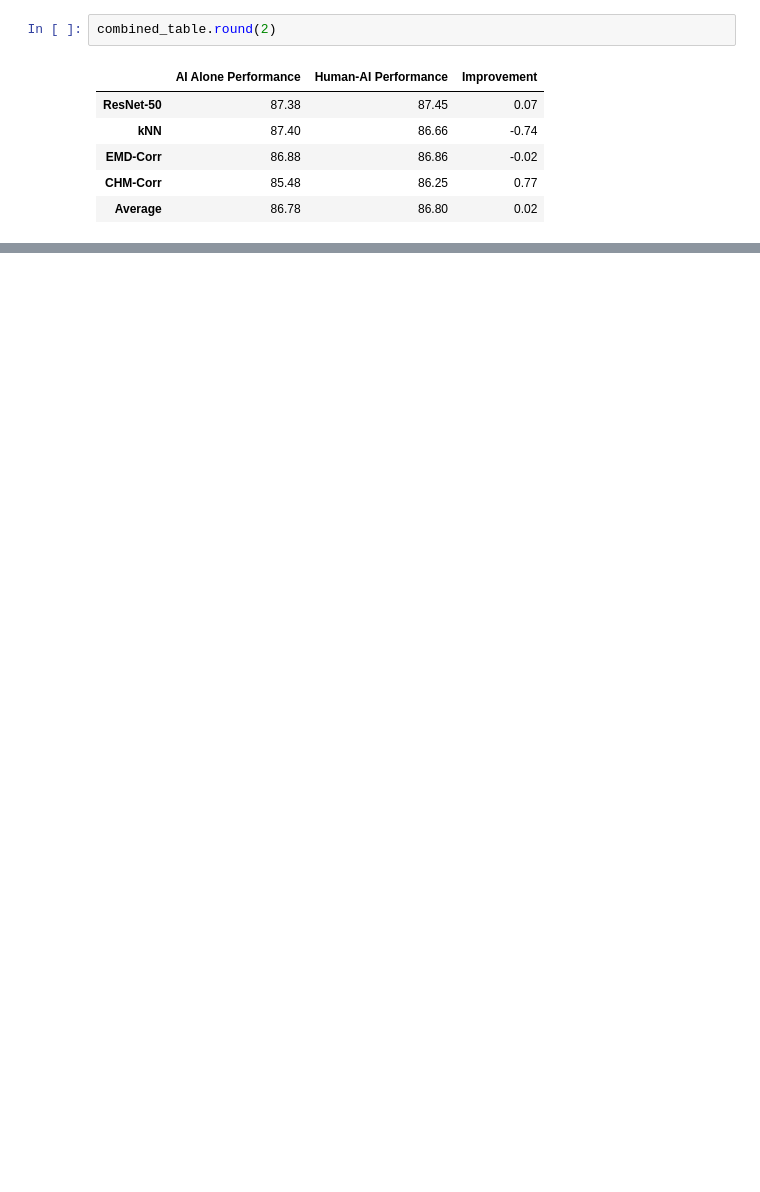
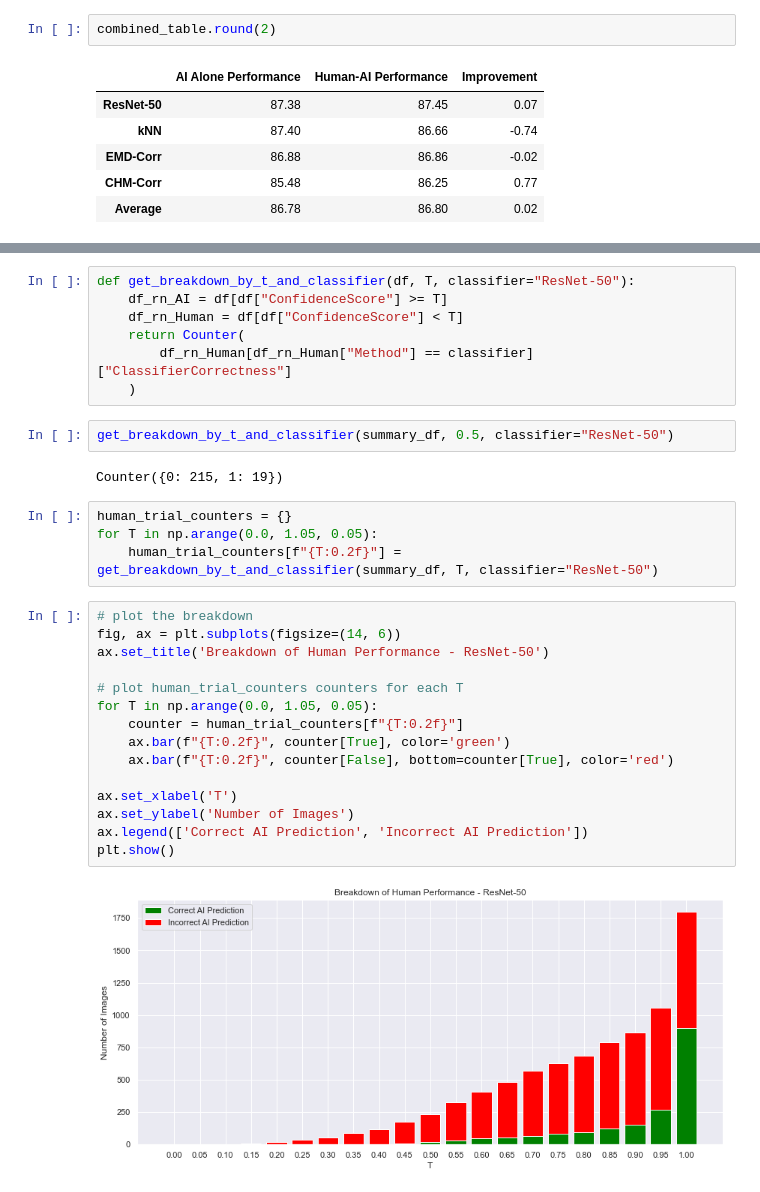
Before and after one commit to anguyen8/visual-correspondence-XAI, a Jupyter notebook: Human-Study/src/Table-C-CUB-Final.ipynb, the cells around one changed output, grey strips where cells are left out. Drawn from its saved outputs; the diff is of its cells as text; blank space fills up the shorter version.

```diff
--- a/Human-Study/src/Table-C-CUB-Final.ipynb
+++ b/Human-Study/src/Table-C-CUB-Final.ipynb
@@ -488,0 +507,32 @@ combined_table.round(2)
+# %%
+def get_breakdown_by_t_and_classifier(df, T, classifier="ResNet-50"):
+    df_rn_AI = df[df["ConfidenceScore"] >= T]
+    df_rn_Human = df[df["ConfidenceScore"] < T]
+    return Counter(
+        df_rn_Human[df_rn_Human["Method"] == classifier]["ClassifierCorrectness"]
+    )
+# %%
+get_breakdown_by_t_and_classifier(summary_df, 0.5, classifier="ResNet-50")
+# %% [output]
+Counter({0: 215, 1: 19})
+# %%
+human_trial_counters = {}
+for T in np.arange(0.0, 1.05, 0.05):
+    human_trial_counters[f"{T:0.2f}"] = get_breakdown_by_t_and_classifier(summary_df, T, classifier="ResNet-50")
+# %%
+# plot the breakdown
+fig, ax = plt.subplots(figsize=(14, 6))
+ax.set_title('Breakdown of Human Performance - ResNet-50')
+
+# plot human_trial_counters counters for each T
+for T in np.arange(0.0, 1.05, 0.05):
+    counter = human_trial_counters[f"{T:0.2f}"]
+    ax.bar(f"{T:0.2f}", counter[True], color='green')
+    ax.bar(f"{T:0.2f}", counter[False], bottom=counter[True], color='red')
+
+ax.set_xlabel('T')
+ax.set_ylabel('Number of Images')
+ax.legend(['Correct AI Prediction', 'Incorrect AI Prediction'])
+plt.show()
+# %% [output]
+[figure, added]
```
Also changed, not shown: parts of 16 cells of this notebook, 1 other file.
